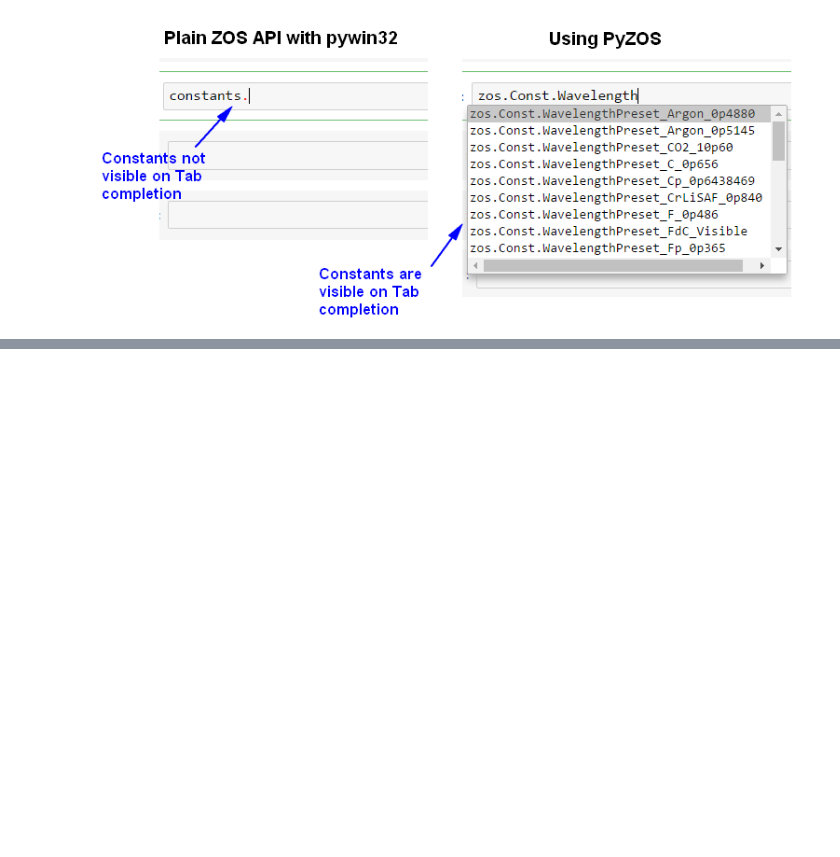
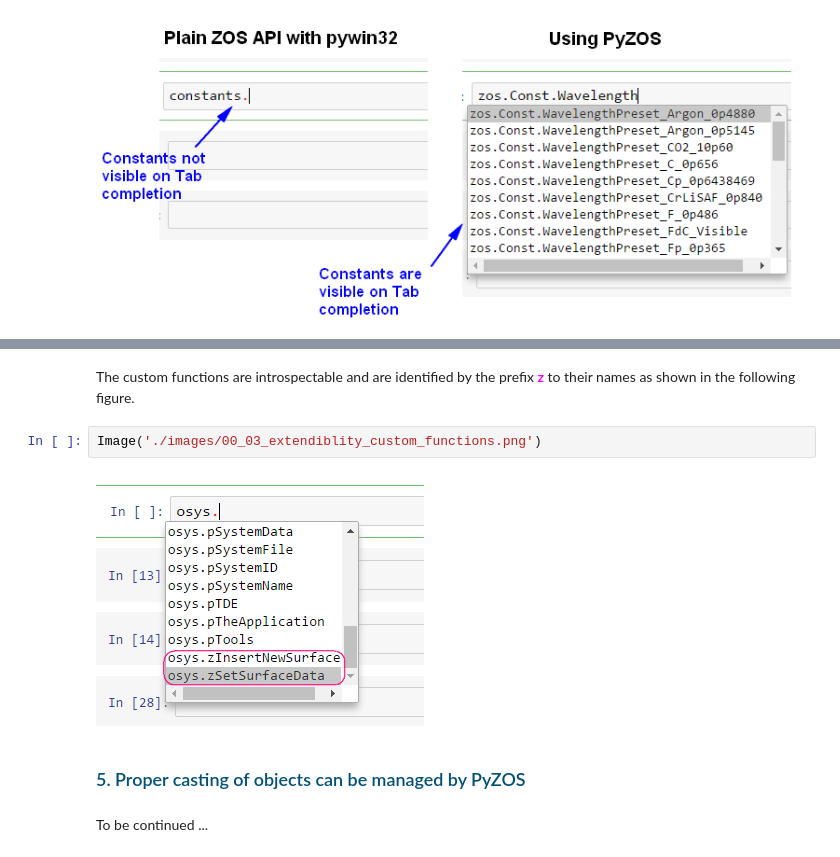
Before and after one commit to xzos/pyzos, a Jupyter notebook: Examples/jupyter_notebooks/00_Enhancing_the_ZOS_API_Interface.ipynb, the cells around one changed output, grey strips where cells are left out. Cells and saved outputs as stored; diff of their text form; blank space fills up the shorter version.

```diff
--- a/Examples/jupyter_notebooks/00_Enhancing_the_ZOS_API_Interface.ipynb
+++ b/Examples/jupyter_notebooks/00_Enhancing_the_ZOS_API_Interface.ipynb
@@ -89,2 +131,12 @@ To complete ...
+# %% [markdown]
+The custom functions are introspectable and are identified by the prefix <font color='magenta'><b>z</b></font> to their names as shown in the following figure.
+# %%
+Image('./images/00_03_extendiblity_custom_functions.png')
+# %% [output]
+[figure, added]
+# %% [markdown]
+### <font color='#005078'>5. Proper casting of objects can be managed by PyZOS</font>
+# %% [markdown]
+To be continued ...
 # %%
 
```
Also changed, not shown: parts of 23 cells of this notebook, 1 other file.
